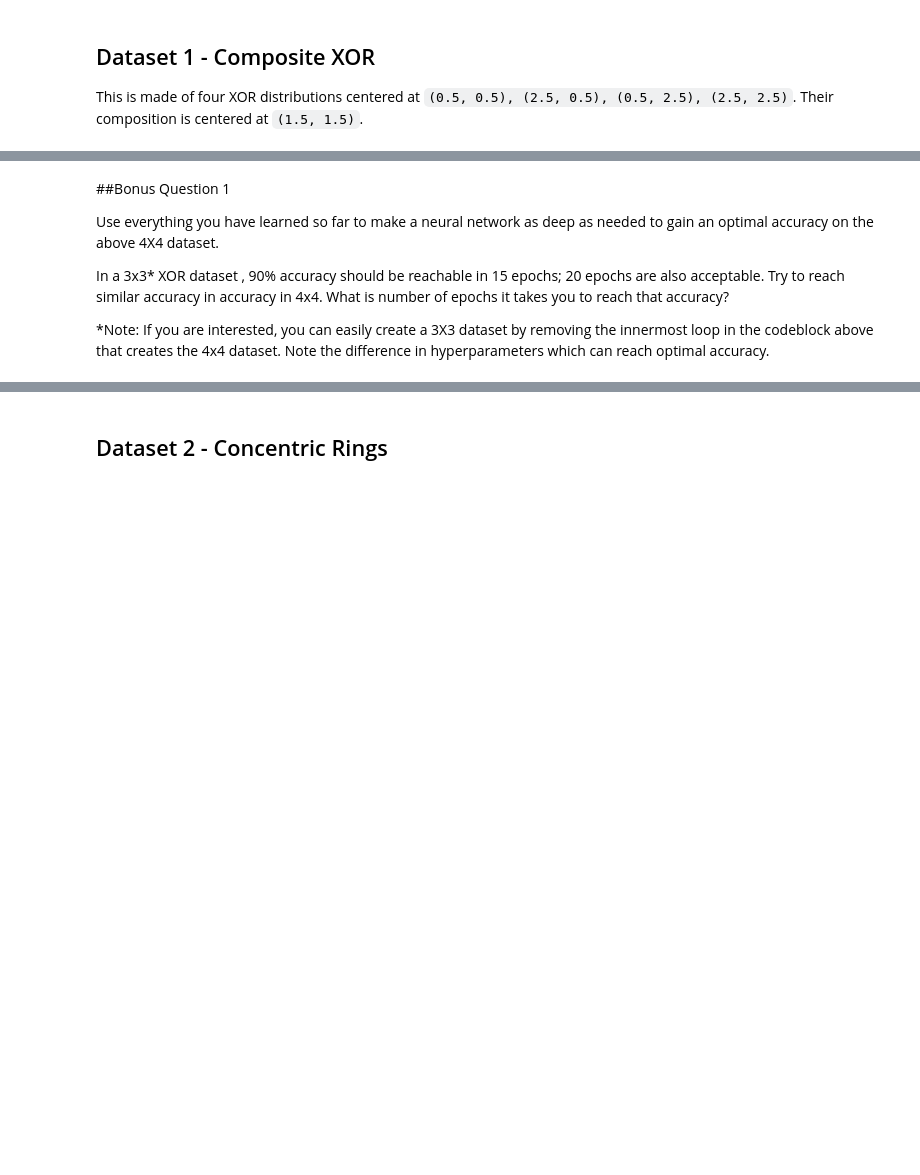
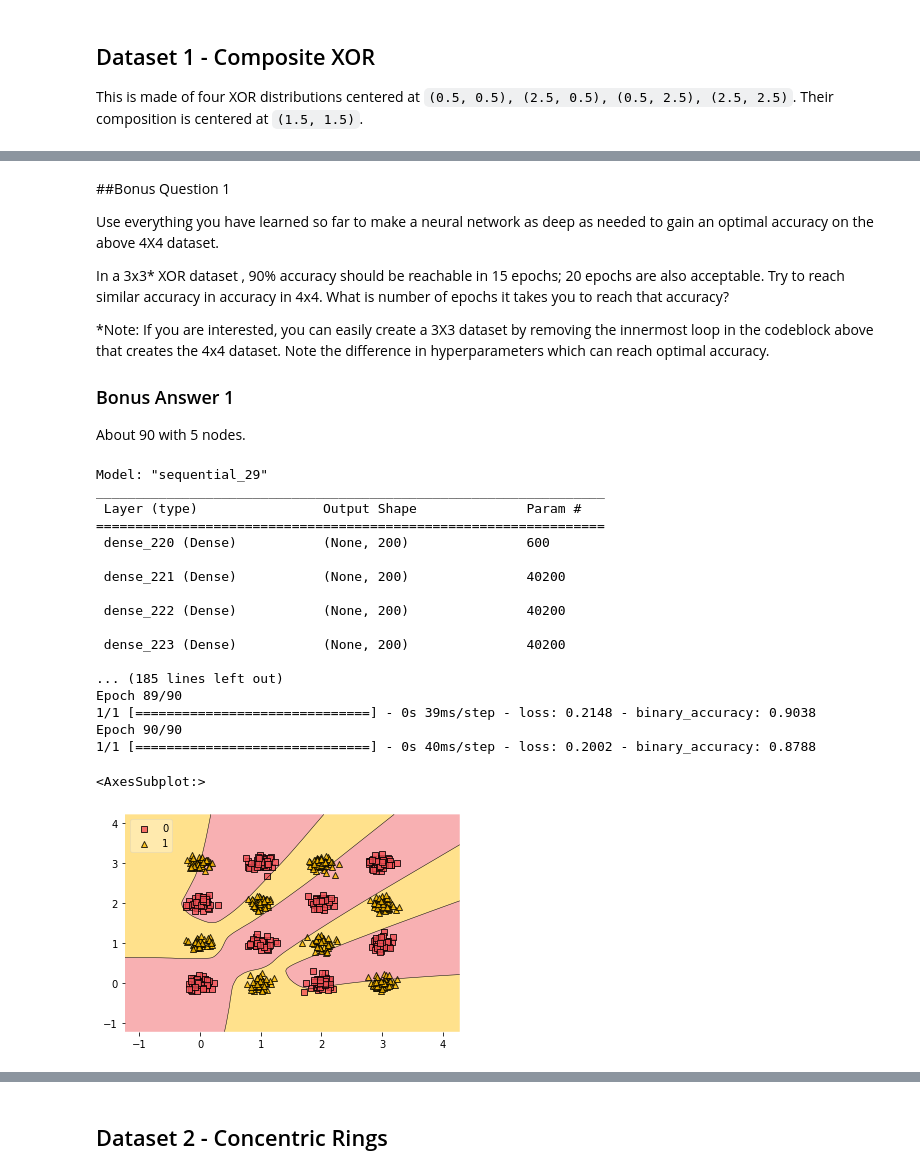
Before and after one commit to EuijinKang/FutureMakers2022, a Jupyter notebook: Copy_of_Day_3_Intro_to_Deep_Learning_SV.ipynb, the cells around one changed output, grey strips where cells are left out. Drawn from its saved outputs; the diff is of its cells as text; code cells hidden in the pictures; blank space fills up the shorter version.

```diff
--- a/Copy_of_Day_3_Intro_to_Deep_Learning_SV.ipynb
+++ b/Copy_of_Day_3_Intro_to_Deep_Learning_SV.ipynb
@@ -573,3 +575,7 @@ Use everything you have learned so far to make a neural network as deep as neede
 In a 3x3* XOR dataset , 90% accuracy should be reachable in 15 epochs; 20 epochs are also acceptable. Try to reach similar accuracy in accuracy in 4x4. What is number of epochs it takes you to reach that accuracy?
 
 *Note: If you are interested, you can easily create a 3X3 dataset by removing the innermost loop in the codeblock above that creates the 4x4 dataset. Note the difference in hyperparameters which can reach optimal accuracy.
+
+### Bonus Answer 1
+
+About 90 with 5 nodes.
@@ -579,3 +582,52 @@ In a 3x3* XOR dataset , 90% accuracy should be reachable in 15 epochs; 20 epochs
+# %%
+""" Try out your code for Question 4 here """
+
+# Define and instantiate model layers
+model = tf.keras.models.Sequential()
+model.add(tf.keras.Input(shape=(2)))
+
+#try ADDING MORE LAYERS below and changing the number of nodes
+for i in range(5):
+  model.add(tf.keras.layers.Dense(200, activation='relu'))
+
+
+#add the classification layer
+model.add(tf.keras.layers.Dense(1, activation='sigmoid'))
+model.summary()
+
+# Define optimizers, loss function and metrics
+
+model.compile(
+    optimizer=tf.keras.optimizers.RMSprop(),
+    loss=tf.keras.losses.BinaryCrossentropy(),
+    metrics=[tf.keras.metrics.BinaryAccuracy()],
+)
+
+# Fit model
+model.fit(data, target, epochs = 90, batch_size=data.shape[0])
+
+# Visualize learned boundaries
+plot_decision_regions(data, target.reshape(-1), clf=model, legend=2, colors = '#F15156,#FFBD00')
+# %% [output]
+Model: "sequential_29"
+_________________________________________________________________
+ Layer (type)                Output Shape              Param #
+=================================================================
+ dense_220 (Dense)           (None, 200)               600
+
+ dense_221 (Dense)           (None, 200)               40200
+
+ dense_222 (Dense)           (None, 200)               40200
+
+ dense_223 (Dense)           (None, 200)               40200
+
+... (185 lines left out)
+Epoch 89/90
+1/1 [==============================] - 0s 39ms/step - loss: 0.2148 - binary_accuracy: 0.9038
+Epoch 90/90
+1/1 [==============================] - 0s 40ms/step - loss: 0.2002 - binary_accuracy: 0.8788
+<AxesSubplot:>
+[figure, added]
 # %% [markdown]
 ## Bonus Question 2
 
```
Also changed, not shown: parts of 7 cells of this notebook.
